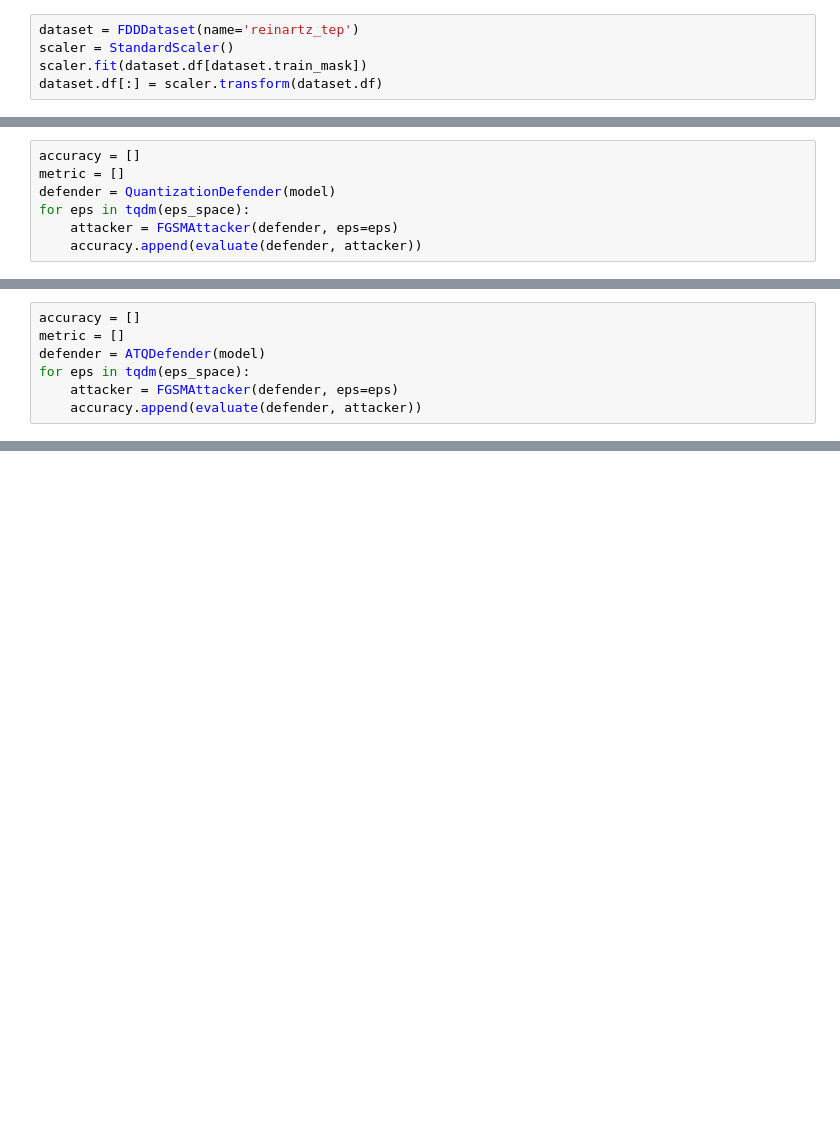
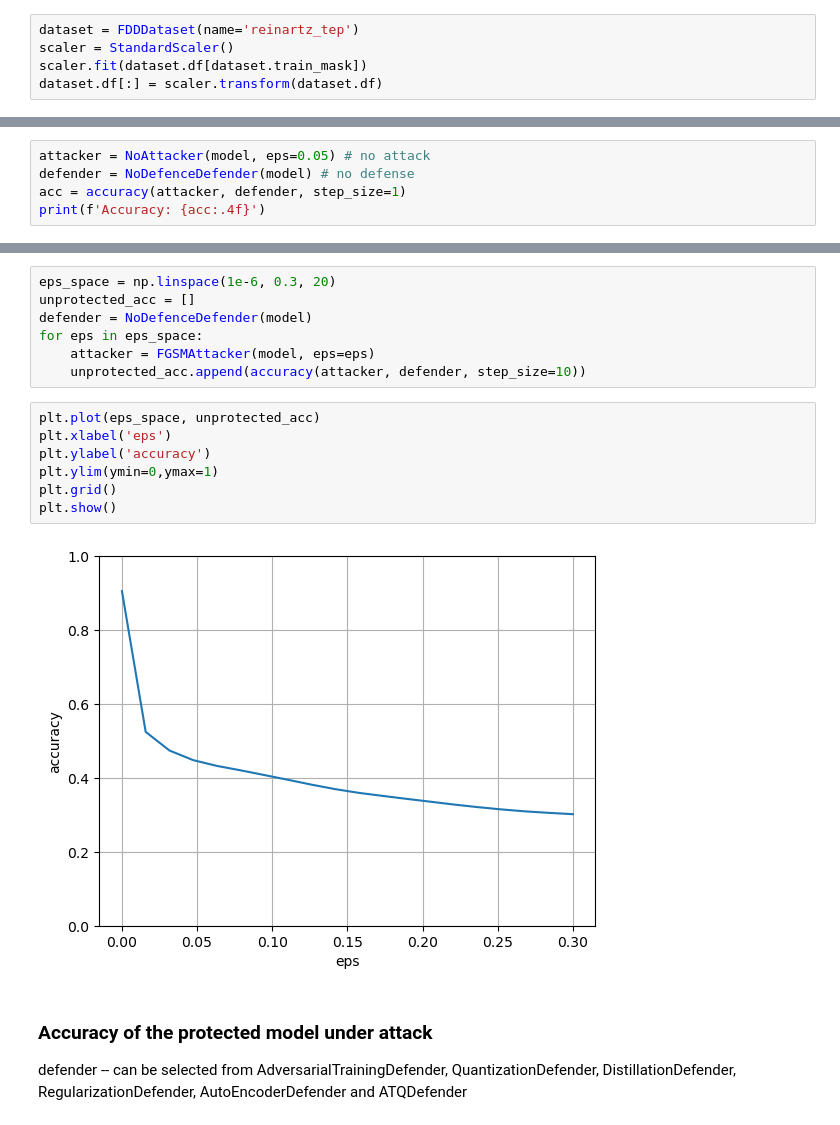
Before and after one commit to AIRI-Institute/fdd-defense, a Jupyter notebook: experiments.ipynb, the cells around one changed output, grey strips where cells are left out. Cells and saved outputs as stored; diff of their text form; blank space fills up the shorter version.

```diff
--- a/experiments.ipynb
+++ b/experiments.ipynb
@@ -173,7 +24,0 @@ curve(accuracy)
-# %%
-accuracy = []
-metric = []
-defender = QuantizationDefender(model)
-for eps in tqdm(eps_space):
-    attacker = FGSMAttacker(defender, eps=eps)
-    accuracy.append(evaluate(defender, attacker))
@@ -200,7 +24,0 @@ curve(accuracy)
-# %%
-accuracy = []
-metric = []
-defender = ATQDefender(model)
-for eps in tqdm(eps_space):
-    attacker = FGSMAttacker(defender, eps=eps)
-    accuracy.append(evaluate(defender, attacker))
@@ -224,0 +86,5 @@ curve(accuracy)
+# %%
+attacker = NoAttacker(model, eps=0.05) # no attack
+defender = NoDefenceDefender(model) # no defense
+acc = accuracy(attacker, defender, step_size=1)
+print(f'Accuracy: {acc:.4f}')
@@ -224,0 +97,19 @@ curve(accuracy)
+# %%
+eps_space = np.linspace(1e-6, 0.3, 20)
+unprotected_acc = []
+defender = NoDefenceDefender(model)
+for eps in eps_space:
+    attacker = FGSMAttacker(model, eps=eps)
+    unprotected_acc.append(accuracy(attacker, defender, step_size=10))
+# %%
+plt.plot(eps_space, unprotected_acc)
+plt.xlabel('eps')
+plt.ylabel('accuracy')
+plt.ylim(ymin=0,ymax=1)
+plt.grid()
+plt.show()
+# %% [output]
+[figure, added]
+# %% [markdown]
+### Accuracy of the protected model under attack
+defender -- can be selected from AdversarialTrainingDefender, QuantizationDefender, DistillationDefender, RegularizationDefender, AutoEncoderDefender and ATQDefender
```
Also changed, not shown: parts of 40 cells of this notebook, 1 other file.
